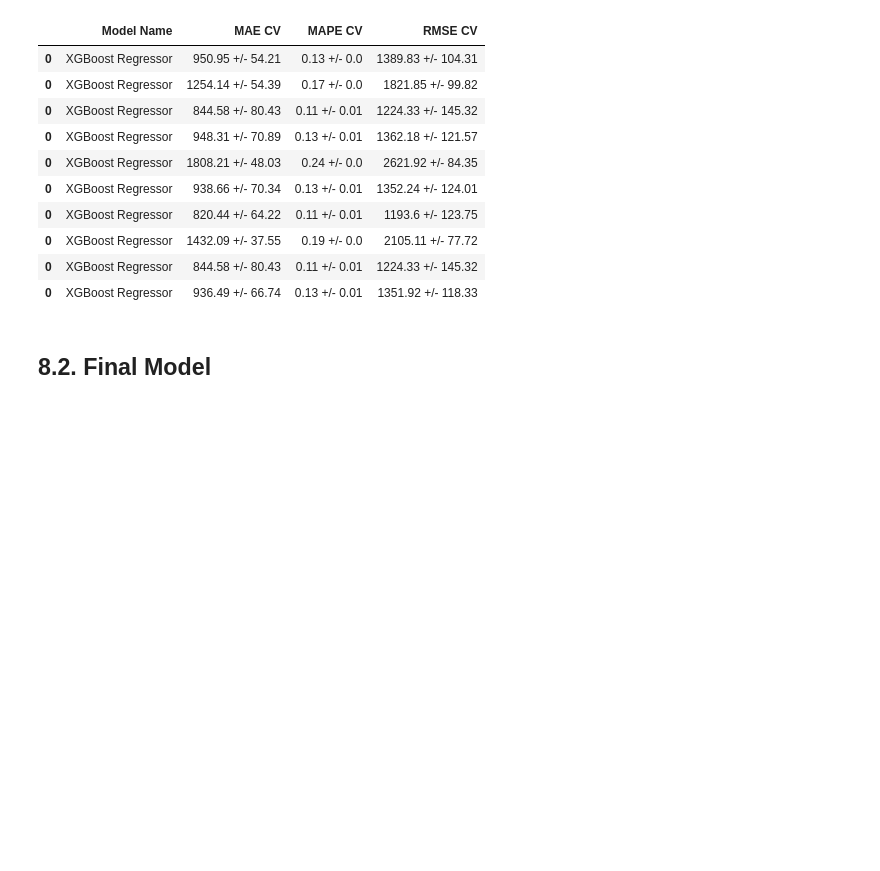
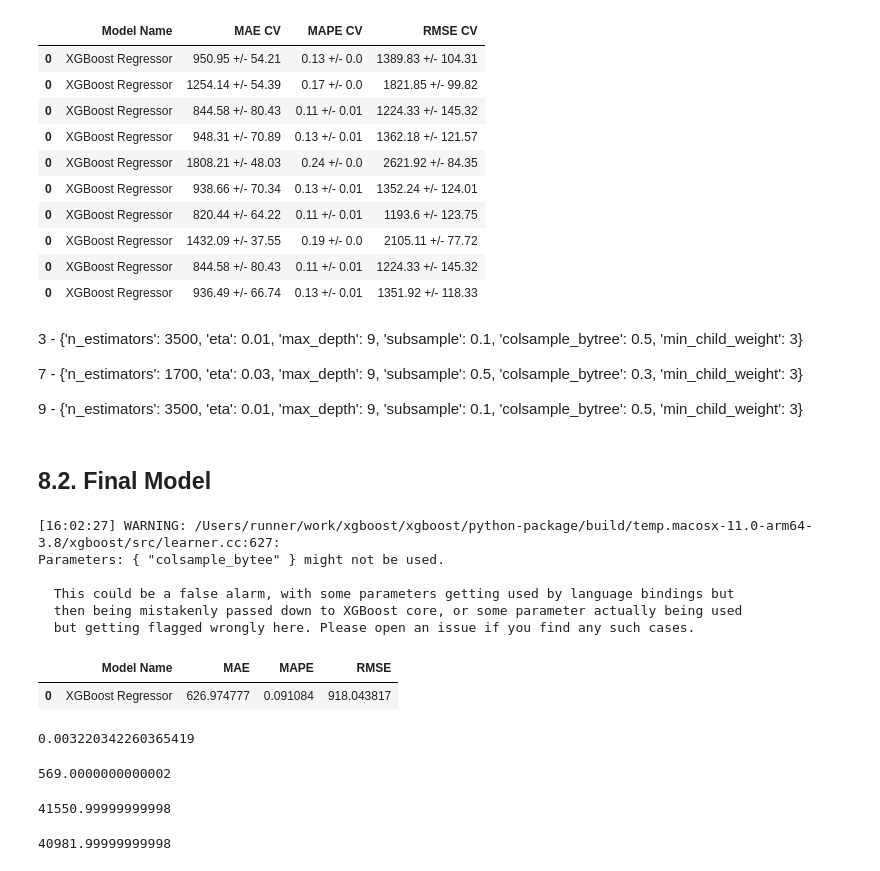
Before and after one commit to ThiagoBorgesLima/Rossman-Store-Sales, a Jupyter notebook: m08_v01_store_sales_prediction.ipynb, the cells around one changed output. Cells and saved outputs as stored; diff of their text form; code cells hidden in the pictures; blank space fills up the shorter version.

Commit message:
Errors Study

```diff
--- a/m08_v01_store_sales_prediction.ipynb
+++ b/m08_v01_store_sales_prediction.ipynb
@@ -1320,29 +1326,49 @@ Parameters: { "colsample_bytee" } might not be used.
 | 0 | XGBoost Regressor | 1432.09 +/- 37.55 | 0.19 +/- 0.0 | 2105.11 +/- 77.72 |
 | 0 | XGBoost Regressor | 844.58 +/- 80.43 | 0.11 +/- 0.01 | 1224.33 +/- 145.32 |
 | 0 | XGBoost Regressor | 936.49 +/- 66.74 | 0.13 +/- 0.01 | 1351.92 +/- 118.33 |
+# %% [markdown]
+3 - {'n_estimators': 3500, 'eta': 0.01, 'max_depth': 9, 'subsample': 0.1, 'colsample_bytree': 0.5, 'min_child_weight': 3}
+
+7 - {'n_estimators': 1700, 'eta': 0.03, 'max_depth': 9, 'subsample': 0.5, 'colsample_bytree': 0.3, 'min_child_weight': 3}
+
+9 - {'n_estimators': 3500, 'eta': 0.01, 'max_depth': 9, 'subsample': 0.1, 'colsample_bytree': 0.5, 'min_child_weight': 3}
 # %% [markdown]
 ## 8.2. Final Model
 # %%
-param_tuned = {'n_estimators': ,
-               'eta': ,
-               'max_depth': ,
-               'subsample': ,
-               'colsample_bytree': ,
-               'min_child_weight':
+param_tuned = {'n_estimators': 1700,
+               'eta': 0.03,
+               'max_depth': 9,
+               'subsample': 0.5,
+               'colsample_bytree': 0.3,
+               'min_child_weight': 3
               }
 # %%
 # model
 model_xgb_tuned = xgb.XGBRegressor( objective='reg:squarederror',
                                     n_estimators=param_tuned['n_estimators'],
                                     eta=param_tuned['eta'],
                                     max_depth=param_tuned['max_depth'],
                                     subsample=param_tuned['subsample'],
                                     colsample_bytee=param_tuned['colsample_bytree'],
                                     min_child_weight=param_tuned['min_child_weight'] ).fit( x_train, y_train )
 
 # prediction
-yhat_xgb_tuned = model_xbg_tuned.predict( x_test )
+yhat_xgb_tuned = model_xgb_tuned.predict( x_test )
 
 # performance
 xgb_result_tuned = ml_error( 'XGBoost Regressor', np.expm1( y_test ), np.expm1( yhat_xgb_tuned ) )
-xbg_result_tuned
+xgb_result_tuned
+# %% [output]
+[16:02:27] WARNING: /Users/runner/work/xgboost/xgboost/python-package/build/temp.macosx-11.0-arm64-3.8/xgboost/src/learner.cc:627:
+Parameters: { "colsample_bytee" } might not be used.
+
+  This could be a false alarm, with some parameters getting used by language bindings but
+  then being mistakenly passed down to XGBoost core, or some parameter actually being used
+  but getting flagged wrongly here. Please open an issue if you find any such cases.
+|  | Model Name | MAE | MAPE | RMSE |
+| 0 | XGBoost Regressor | 626.974777 | 0.091084 | 918.043817 |
+# %%
+mpe = mean_percentage_error( np.expm1( y_test) , np.expm1( yhat_xgb_tuned ) )
+mpe
+# %% [output]
+0.003220342260365419
@@ -1348,0 +1377,12 @@ xbg_result_tuned
+# %%
+np.expm1( y_test ).min()
+# %% [output]
+569.0000000000002
+# %%
+np.expm1( y_test ).max()
+# %% [output]
+41550.99999999998
+# %%
+np.expm1( y_test ).max() - np.expm1( y_test ).min()
+# %% [output]
+40981.99999999998
```
Also changed, not shown: parts of 6 cells of this notebook, 2 other files.
